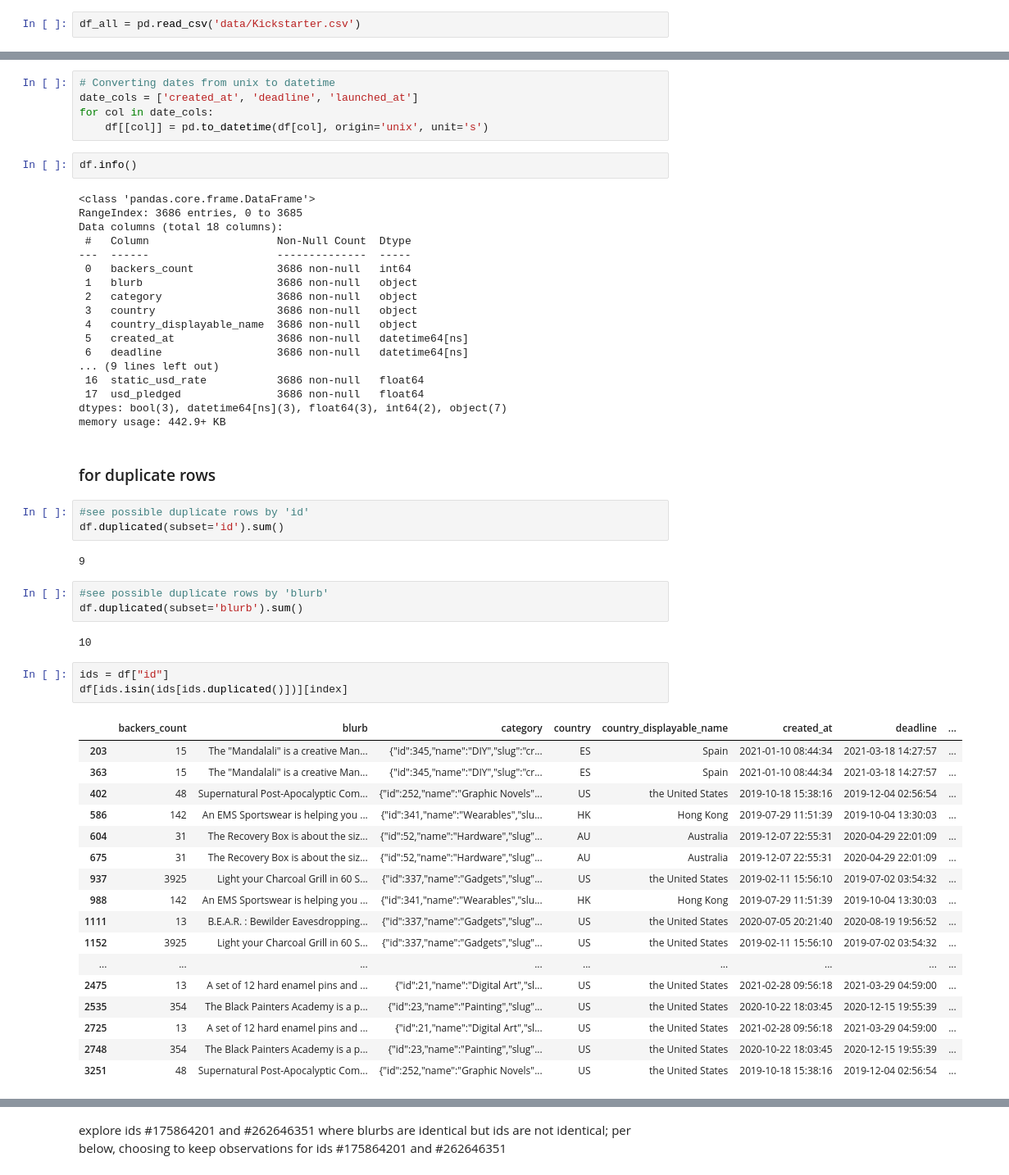
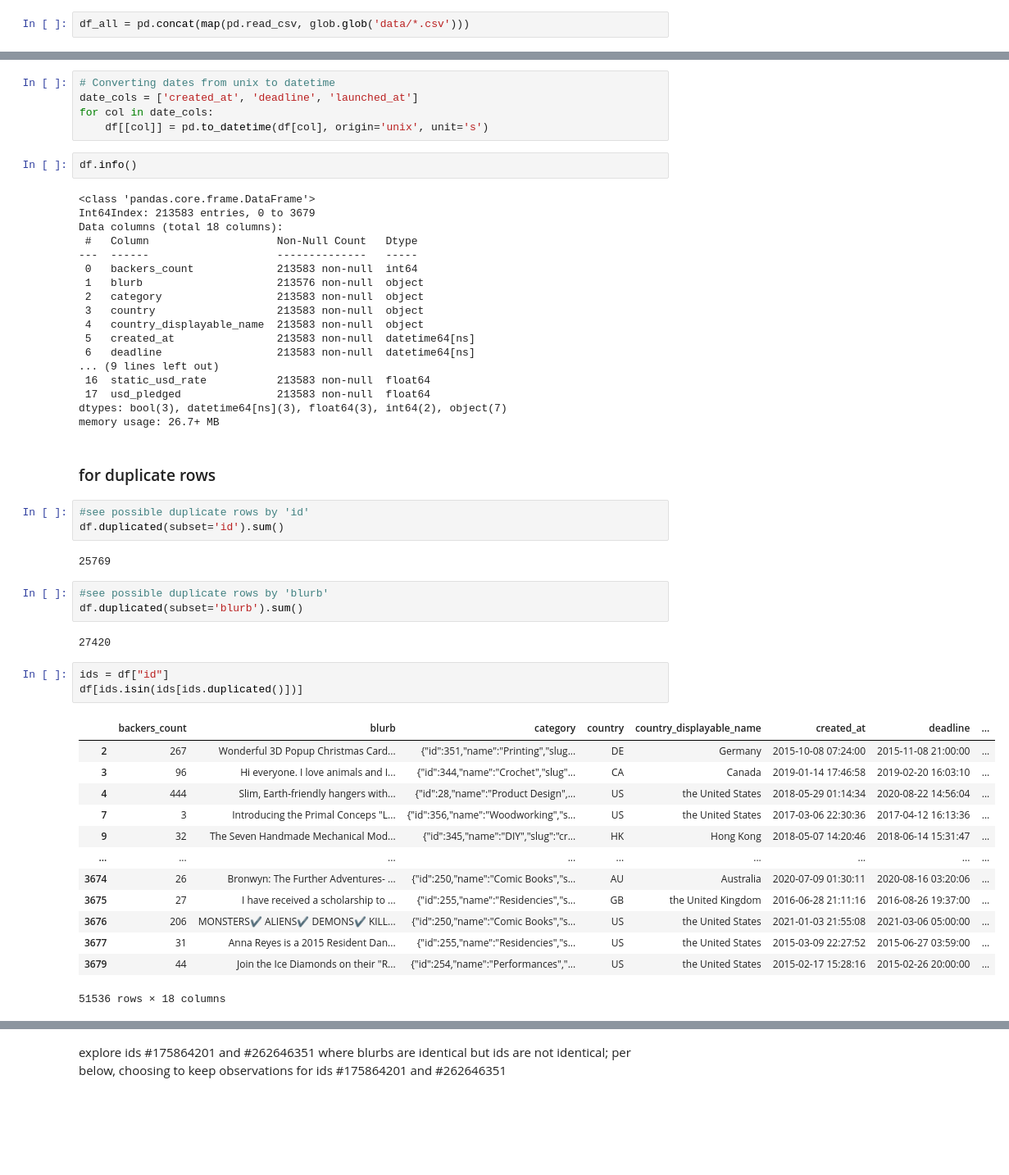
Before and after one commit to alicetsai1020/campaigns_on_kickstarter, a Jupyter notebook: draft.ipynb, the cells around one changed output, grey strips where cells are left out. Shown: that part at 82% size. Drawn from its saved outputs; the diff is of its cells as text; blank space fills up the shorter version.

```diff
--- a/draft.ipynb
+++ b/draft.ipynb
@@ -13,4 +24,4 @@ import matplotlib.pyplot as plt
 # %% [markdown]
 ## import data
 # %%
-df_all = pd.read_csv('data/Kickstarter.csv')
+df_all = pd.concat(map(pd.read_csv, glob.glob('data/*.csv')))
@@ -104,55 +105,51 @@ for col in date_cols:
 df.info()
 # %% [output]
 <class 'pandas.core.frame.DataFrame'>
-RangeIndex: 3686 entries, 0 to 3685
+Int64Index: 213583 entries, 0 to 3679
 Data columns (total 18 columns):
- #   Column                    Non-Null Count  Dtype
----  ------                    --------------  -----
- 0   backers_count             3686 non-null   int64
- 1   blurb                     3686 non-null   object
- 2   category                  3686 non-null   object
- 3   country                   3686 non-null   object
- 4   country_displayable_name  3686 non-null   object
- 5   created_at                3686 non-null   datetime64[ns]
- 6   deadline                  3686 non-null   datetime64[ns]
+ #   Column                    Non-Null Count   Dtype
+---  ------                    --------------   -----
+ 0   backers_count             213583 non-null  int64
+ 1   blurb                     213576 non-null  object
+ 2   category                  213583 non-null  object
+ 3   country                   213583 non-null  object
+ 4   country_displayable_name  213583 non-null  object
+ 5   created_at                213583 non-null  datetime64[ns]
+ 6   deadline                  213583 non-null  datetime64[ns]
 ... (9 lines left out)
- 16  static_usd_rate           3686 non-null   float64
- 17  usd_pledged               3686 non-null   float64
+ 16  static_usd_rate           213583 non-null  float64
+ 17  usd_pledged               213583 non-null  float64
 dtypes: bool(3), datetime64[ns](3), float64(3), int64(2), object(7)
-memory usage: 442.9+ KB
+memory usage: 26.7+ MB
 # %% [markdown]
 ### for duplicate rows
 # %%
 #see possible duplicate rows by 'id'
 df.duplicated(subset='id').sum()
 # %% [output]
-9
+25769
 # %%
 #see possible duplicate rows by 'blurb'
 df.duplicated(subset='blurb').sum()
 # %% [output]
-10
+27420
 # %%
 ids = df["id"]
-df[ids.isin(ids[ids.duplicated()])][index]
+df[ids.isin(ids[ids.duplicated()])]
 # %% [output]
 |  | backers_count | blurb | category | country | country_displayable_name | created_at | deadline | ... |
-| 203 | 15 | The "Mandalali" is a creative Man... | {"id":345,"name":"DIY","slug":"cr... | ES | Spain | 2021-01-10 08:44:34 | 2021-03-18 14:27:57 | ... |
-| 363 | 15 | The "Mandalali" is a creative Man... | {"id":345,"name":"DIY","slug":"cr... | ES | Spain | 2021-01-10 08:44:34 | 2021-03-18 14:27:57 | ... |
-| 402 | 48 | Supernatural Post-Apocalyptic Com... | {"id":252,"name":"Graphic Novels"... | US | the United States | 2019-10-18 15:38:16 | 2019-12-04 02:56:54 | ... |
-| 586 | 142 | An EMS Sportswear is helping you ... | {"id":341,"name":"Wearables","slu... | HK | Hong Kong | 2019-07-29 11:51:39 | 2019-10-04 13:30:03 | ... |
-| 604 | 31 | The Recovery Box is about the siz... | {"id":52,"name":"Hardware","slug"... | AU | Australia | 2019-12-07 22:55:31 | 2020-04-29 22:01:09 | ... |
-| 675 | 31 | The Recovery Box is about the siz... | {"id":52,"name":"Hardware","slug"... | AU | Australia | 2019-12-07 22:55:31 | 2020-04-29 22:01:09 | ... |
-| 937 | 3925 | Light your Charcoal Grill in 60 S... | {"id":337,"name":"Gadgets","slug"... | US | the United States | 2019-02-11 15:56:10 | 2019-07-02 03:54:32 | ... |
-| 988 | 142 | An EMS Sportswear is helping you ... | {"id":341,"name":"Wearables","slu... | HK | Hong Kong | 2019-07-29 11:51:39 | 2019-10-04 13:30:03 | ... |
-| 1111 | 13 | B.E.A.R. : Bewilder Eavesdropping... | {"id":337,"name":"Gadgets","slug"... | US | the United States | 2020-07-05 20:21:40 | 2020-08-19 19:56:52 | ... |
-| 1152 | 3925 | Light your Charcoal Grill in 60 S... | {"id":337,"name":"Gadgets","slug"... | US | the United States | 2019-02-11 15:56:10 | 2019-07-02 03:54:32 | ... |
+| 2 | 267 | Wonderful 3D Popup Christmas Card... | {"id":351,"name":"Printing","slug... | DE | Germany | 2015-10-08 07:24:00 | 2015-11-08 21:00:00 | ... |
+| 3 | 96 | Hi everyone. I love animals and I... | {"id":344,"name":"Crochet","slug"... | CA | Canada | 2019-01-14 17:46:58 | 2019-02-20 16:03:10 | ... |
+| 4 | 444 | Slim, Earth-friendly hangers with... | {"id":28,"name":"Product Design",... | US | the United States | 2018-05-29 01:14:34 | 2020-08-22 14:56:04 | ... |
+| 7 | 3 | Introducing the Primal Conceps "L... | {"id":356,"name":"Woodworking","s... | US | the United States | 2017-03-06 22:30:36 | 2017-04-12 16:13:36 | ... |
+| 9 | 32 | The Seven Handmade Mechanical Mod... | {"id":345,"name":"DIY","slug":"cr... | HK | Hong Kong | 2018-05-07 14:20:46 | 2018-06-14 15:31:47 | ... |
 | ... | ... | ... | ... | ... | ... | ... | ... | ... |
-| 2475 | 13 | A set of 12 hard enamel pins and ... | {"id":21,"name":"Digital Art","sl... | US | the United States | 2021-02-28 09:56:18 | 2021-03-29 04:59:00 | ... |
-| 2535 | 354 | The Black Painters Academy is a p... | {"id":23,"name":"Painting","slug"... | US | the United States | 2020-10-22 18:03:45 | 2020-12-15 19:55:39 | ... |
-| 2725 | 13 | A set of 12 hard enamel pins and ... | {"id":21,"name":"Digital Art","sl... | US | the United States | 2021-02-28 09:56:18 | 2021-03-29 04:59:00 | ... |
-| 2748 | 354 | The Black Painters Academy is a p... | {"id":23,"name":"Painting","slug"... | US | the United States | 2020-10-22 18:03:45 | 2020-12-15 19:55:39 | ... |
-| 3251 | 48 | Supernatural Post-Apocalyptic Com... | {"id":252,"name":"Graphic Novels"... | US | the United States | 2019-10-18 15:38:16 | 2019-12-04 02:56:54 | ... |
+| 3674 | 26 | Bronwyn: The Further Adventures- ... | {"id":250,"name":"Comic Books","s... | AU | Australia | 2020-07-09 01:30:11 | 2020-08-16 03:20:06 | ... |
+| 3675 | 27 | I have received a scholarship to ... | {"id":255,"name":"Residencies","s... | GB | the United Kingdom | 2016-06-28 21:11:16 | 2016-08-26 19:37:00 | ... |
+| 3676 | 206 | MONSTERS✔️ ALIENS✔️ DEMONS✔️ KILL... | {"id":250,"name":"Comic Books","s... | US | the United States | 2021-01-03 21:55:08 | 2021-03-06 05:00:00 | ... |
+| 3677 | 31 | Anna Reyes is a 2015 Resident Dan... | {"id":255,"name":"Residencies","s... | US | the United States | 2015-03-09 22:27:52 | 2015-06-27 03:59:00 | ... |
+| 3679 | 44 | Join the Ice Diamonds on their "R... | {"id":254,"name":"Performances","... | US | the United States | 2015-02-17 15:28:16 | 2015-02-26 20:00:00 | ... |
+51536 rows × 18 columns
 # %%
 blurbs = df["blurb"]
 df[blurbs.isin(blurbs[blurbs.duplicated()])]
```
Also changed, not shown: parts of 31 cells of this notebook.
